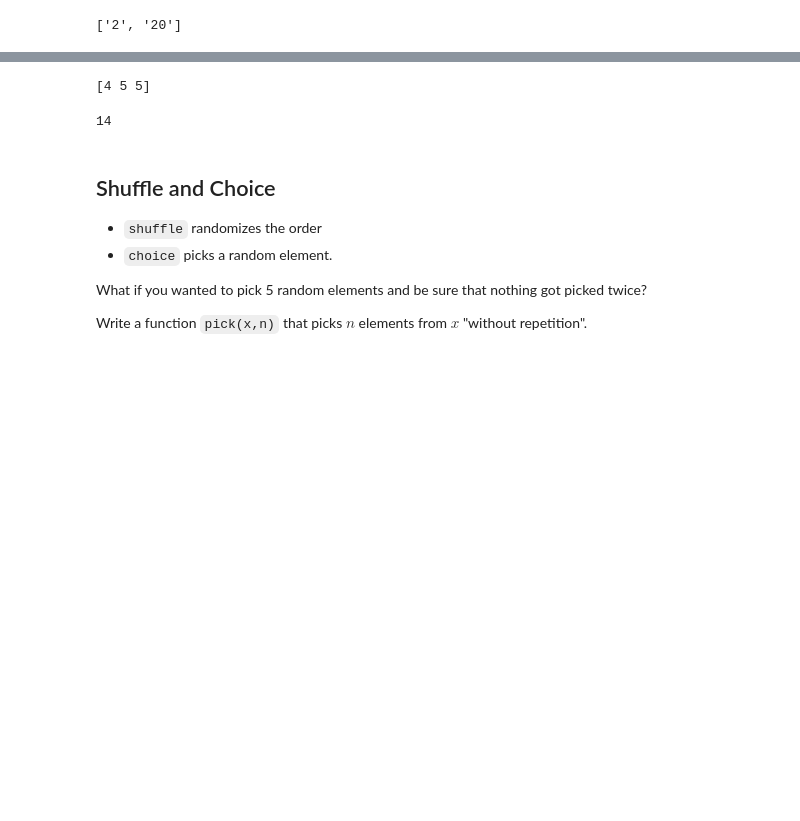
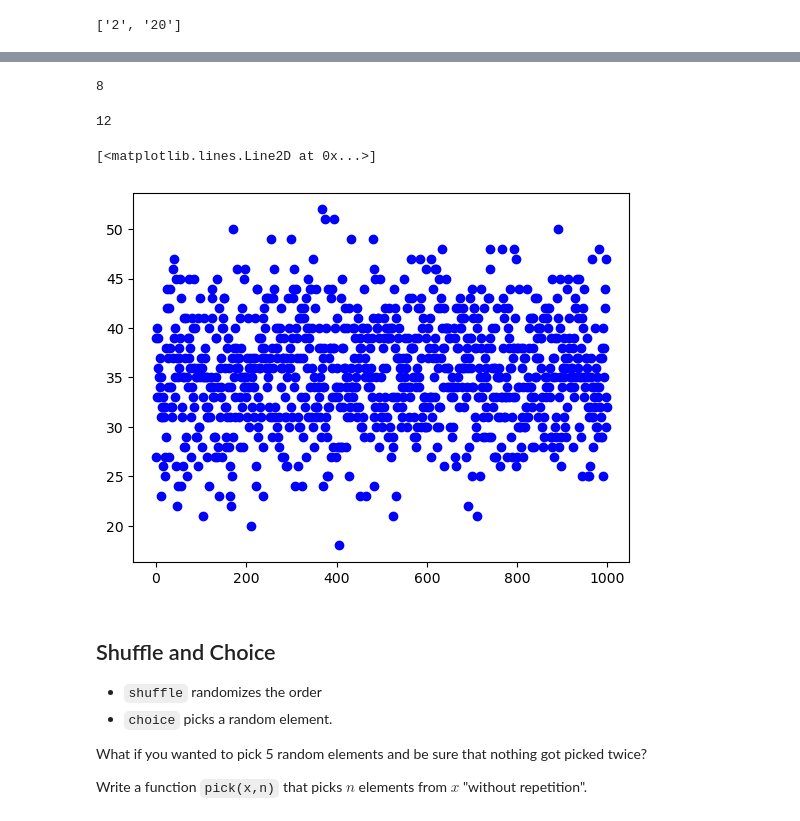
Before and after one commit to mattoxb/cs101-jupyter, a Jupyter notebook: Randomness.ipynb, the cells around one changed output, grey strips where cells are left out. Saved outputs shown, nothing was run; the diff lists cells and outputs as text; code cells hidden in the pictures; blank space fills up the shorter version.

```diff
--- a/Randomness.ipynb
+++ b/Randomness.ipynb
@@ -75,19 +74,28 @@ array([20,  4])
 # %%
 def roll(spec):
-    [num,size] = spec.split("d")
-    if num == '':
-        num = 1
-    else:
-        num = int(num)
-    size = int(size) + 1
-    rolls = rand.randint(1,size,num)
-    print(rolls)
-    return sum(rolls)
+    times = 1
+    size = 1
+    try:
+        [times,size] = spec.split("d")
+    except:
+        print("Invalid format.")
+        return 0
+    result = sum(rand.randint(1,int(size)+1,int(times)))
+    return result
 # %%
 roll("3d6")
 # %% [output]
-[4 5 5]
+8
-14
+# %%
+sum(rand.randint(1,7,3))
+# %% [output]
+12
+# %%
+numbers = list(map(lambda x: roll("10d6") , range(1000)))
+plt.plot( numbers,'bo' )
+# %% [output]
+[<matplotlib.lines.Line2D at 0x...>]
+[figure, added]
 # %% [markdown]
 ## Shuffle and Choice
 
```
Also changed, not shown: parts of 29 cells of this notebook, 1 other file.
